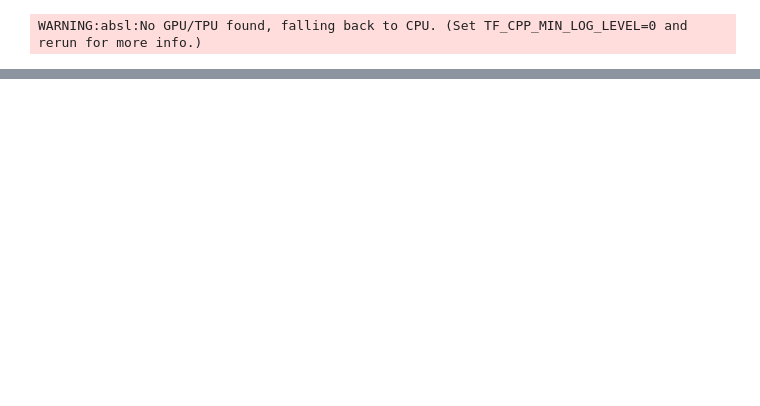
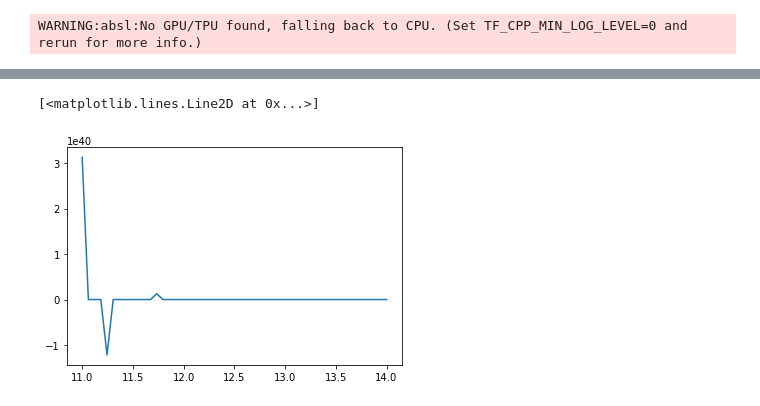
Before and after one commit to EEA-sensors/sqrt-parallel-smoothers, a Jupyter notebook: notebooks/experiment_bearing_only_parameter_estimation.ipynb, the cells around one changed output, grey strips where cells are left out. Saved outputs shown, nothing was run; the diff lists cells and outputs as text; code cells hidden in the pictures; blank space fills up the shorter version.

Commit message:
parameter estimation experiment is added

```diff
--- a/notebooks/experiment_bearing_only_parameter_estimation.ipynb
+++ b/notebooks/experiment_bearing_only_parameter_estimation.ipynb
@@ -22,7 +25,6 @@ linearization_method = extended
 
 s1 = jnp.array([-1., 0.5])  # First sensor location
 s2 = jnp.array([1., 1.])  # Second sensor location
-# r = 0.5  # Observation noise (stddev)
 x0 = jnp.array([0.1, 0.2, 1, 0])  # initial true location
 dt = 0.01  # discretization time step
 qc = 0.1  # discretization noise
@@ -32,10 +34,10 @@ r_true = 0.05
 
 T = 50
 _, true_states, ys = get_data(x0, dt, r_true, T, s1, s2)
-Q, R, observation_function, transition_function = make_parameters(qc, qw, r_true, dt, s1, s2)
+Q, _, observation_function, transition_function = make_parameters(qc, qw, r_true, dt, s1, s2)
 
 chol_Q = jnp.linalg.cholesky(Q)
-chol_R = jnp.linalg.cholesky(R)
+# chol_R = jnp.linalg.cholesky(R)
 
 m0 = jnp.array([2., 0, 0, 0, 0])
 P0 = jnp.diag(jnp.array([0.5**2, 0.5**2, 0.5**2, 0.5**2, 1.]))
@@ -44,13 +46,16 @@ chol_P0 = scipy.linalg.cholesky(P0)
 init = MVNStandard(m0, P0)
 chol_init = MVNSqrt(m0, chol_P0)
 
-initial_states =  MVNStandard(jnp.repeat(jnp.array([[2., 0, 0, 0, 0]]),T + 1, axis=0),
+initial_states =  MVNStandard(jnp.repeat(jnp.array([[0.4, 0.15, 0.9, 1, 1]]),T + 1, axis=0),
                                                      jnp.repeat(jnp.eye(5).reshape(1, 5, 5), T + 1, axis=0))
-initial_states_sqrt = MVNSqrt(jnp.repeat(jnp.array([[2., 0, 0, 0, 0]]),T + 1, axis=0),
+initial_states_sqrt = MVNSqrt(jnp.repeat(jnp.array([[0.4, 0.15, 0.9, 1, 1]]),T + 1, axis=0),
                               jnp.repeat(jnp.eye(5).reshape(1, 5, 5), T + 1, axis=0))
 
 
 sqrt_transition_model = FunctionalModel(transition_function, MVNSqrt(jnp.zeros((5,)), chol_Q))
 transition_model = FunctionalModel(transition_function, MVNStandard(jnp.zeros((5,)), Q))
+
+
+# true_states = true_states.astype(np.float64)
 # %% [output]
 WARNING:absl:No GPU/TPU found, falling back to CPU. (Set TF_CPP_MIN_LOG_LEVEL=0 and rerun for more info.)
@@ -93,0 +183,8 @@ plt.plot(np.logspace(-2, -1), np.array(jax.vmap(lambda r: grad_ell(r)[0])(jnp.lo
+# %%
+# plt.plot(np.linspace(10, 50),
+#          np.array(jax.vmap(lambda r: grad_ell_std(r))(np.linspace(10, 50)[:, None])[1]))
+plt.plot(np.linspace(11, 14),
+         np.array(jax.vmap(lambda r: grad_ell_sqrt(r))(np.linspace(11, 14)[:, None])[1]))
+# %% [output]
+[<matplotlib.lines.Line2D at 0x...>]
+[figure, added]
```
Also changed, not shown: parts of 14 cells of this notebook.
